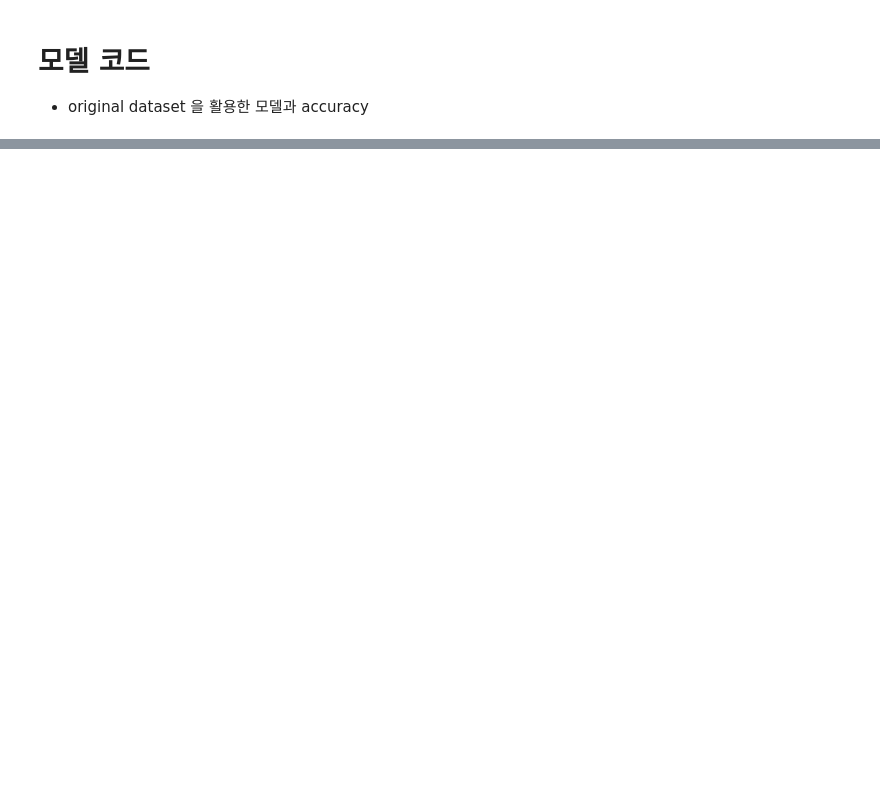
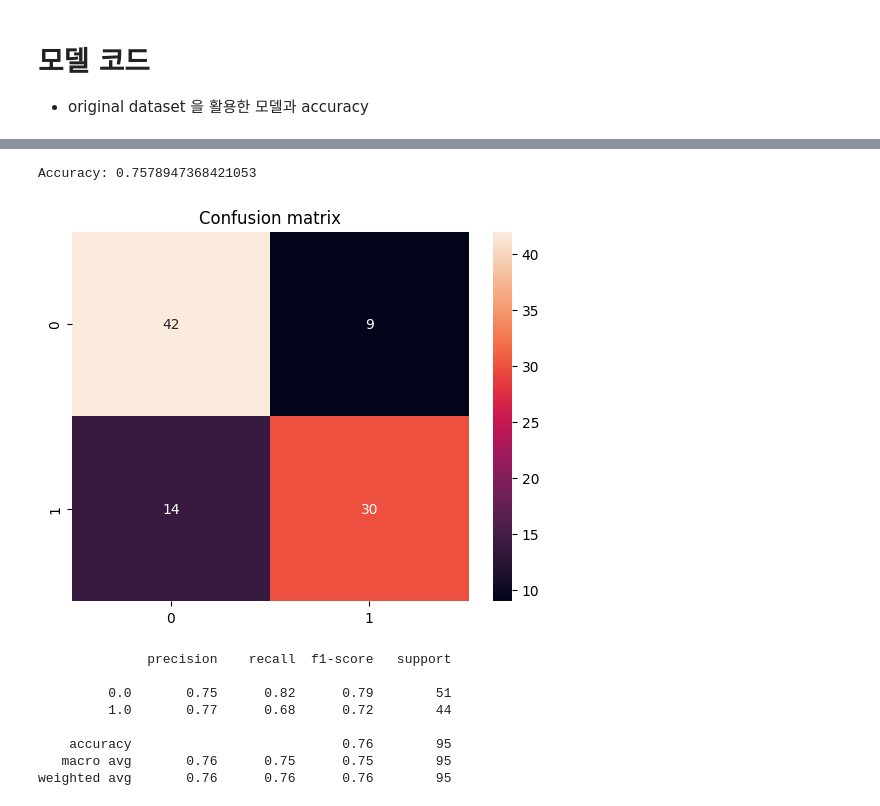
Before and after one commit to deeptudy/kaggle-pima_indians_diabetes, a Jupyter notebook: main.ipynb, the cells around one changed output, grey strips where cells are left out. Cells and saved outputs as stored; diff of their text form; code cells hidden in the pictures; blank space fills up the shorter version.

```diff
--- a/main.ipynb
+++ b/main.ipynb
@@ -438,0 +662,33 @@ weighted avg       0.79      0.78      0.78        77
+# %%
+X = df_resampled.drop(['Outcome'], axis=1)
+y = df_resampled['Outcome']
+
+X_train, X_test, y_train, y_test = train_test_split(X, y, test_size=0.1, random_state=42)
+
+model = DecisionTreeClassifier(random_state=202311)
+model.fit(X_train, y_train)
+
+y_pred = model.predict(X_test)
+
+accuracy = accuracy_score(y_test, y_pred)
+conf_matrix = confusion_matrix(y_test, y_pred)
+class_report = classification_report(y_test, y_pred)
+
+print(f'Accuracy: {accuracy}')
+
+sns.heatmap(conf_matrix, annot=True)
+plt.title('Confusion matrix')
+plt.show()
+
+print(class_report)
+# %% [output]
+Accuracy: 0.7578947368421053
+[figure, added]
+              precision    recall  f1-score   support
+
+         0.0       0.75      0.82      0.79        51
+         1.0       0.77      0.68      0.72        44
+
+    accuracy                           0.76        95
+   macro avg       0.76      0.75      0.75        95
+weighted avg       0.76      0.76      0.76        95
```
Also changed, not shown: parts of 27 cells of this notebook, 1 other file.
